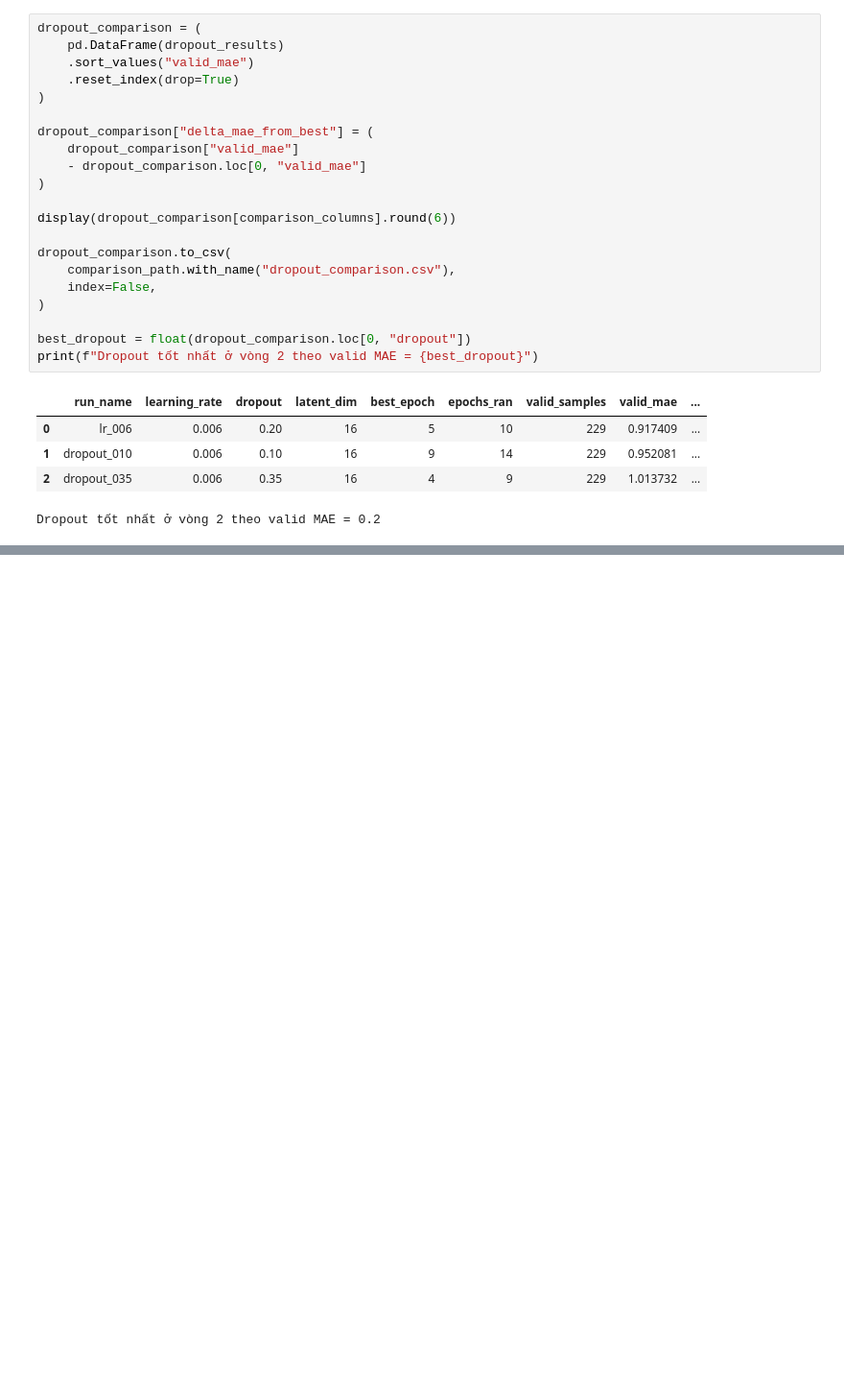
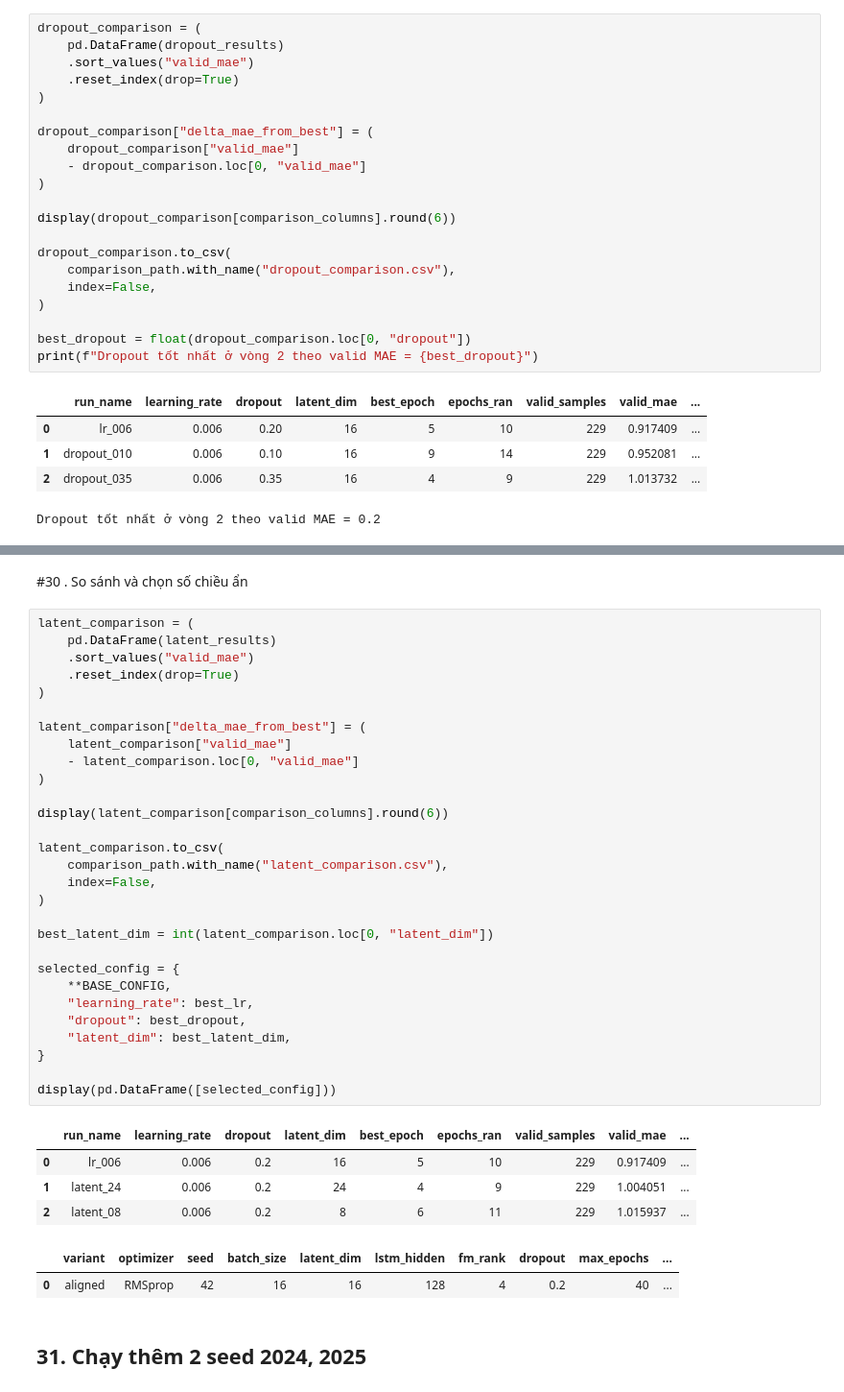
Before and after one commit to danghau2512/DataMining-MSA, a Jupyter notebook: src/notebooks/03_Train_Model_DeepCU.ipynb, the cells around one changed output, grey strips where cells are left out. Shown at 96% size. Saved outputs shown, nothing was run; the diff lists cells and outputs as text; blank space fills up the shorter version.

```diff
--- a/src/notebooks/03_Train_Model_DeepCU.ipynb
+++ b/src/notebooks/03_Train_Model_DeepCU.ipynb
@@ -1362,0 +1407,40 @@ Dropout tốt nhất ở vòng 2 theo valid MAE = 0.2
+# %% [markdown]
+#30 . So sánh và chọn số chiều ẩn
+# %%
+latent_comparison = (
+    pd.DataFrame(latent_results)
+    .sort_values("valid_mae")
+    .reset_index(drop=True)
+)
+
+latent_comparison["delta_mae_from_best"] = (
+    latent_comparison["valid_mae"]
+    - latent_comparison.loc[0, "valid_mae"]
+)
+
+display(latent_comparison[comparison_columns].round(6))
+
+latent_comparison.to_csv(
+    comparison_path.with_name("latent_comparison.csv"),
+    index=False,
+)
+
+best_latent_dim = int(latent_comparison.loc[0, "latent_dim"])
+
+selected_config = {
+    **BASE_CONFIG,
+    "learning_rate": best_lr,
+    "dropout": best_dropout,
+    "latent_dim": best_latent_dim,
+}
+
+display(pd.DataFrame([selected_config]))
+# %% [output]
+|  | run_name | learning_rate | dropout | latent_dim | best_epoch | epochs_ran | valid_samples | valid_mae | ... |
+| 0 | lr_006 | 0.006 | 0.2 | 16 | 5 | 10 | 229 | 0.917409 | ... |
+| 1 | latent_24 | 0.006 | 0.2 | 24 | 4 | 9 | 229 | 1.004051 | ... |
+| 2 | latent_08 | 0.006 | 0.2 | 8 | 6 | 11 | 229 | 1.015937 | ... |
+|  | variant | optimizer | seed | batch_size | latent_dim | lstm_hidden | fm_rank | dropout | max_epochs | ... |
+| 0 | aligned | RMSprop | 42 | 16 | 16 | 128 | 4 | 0.2 | 40 | ... |
+# %% [markdown]
+## 31. Chạy thêm 2 seed 2024, 2025
```
Also changed, not shown: parts of 14 cells of this notebook.
